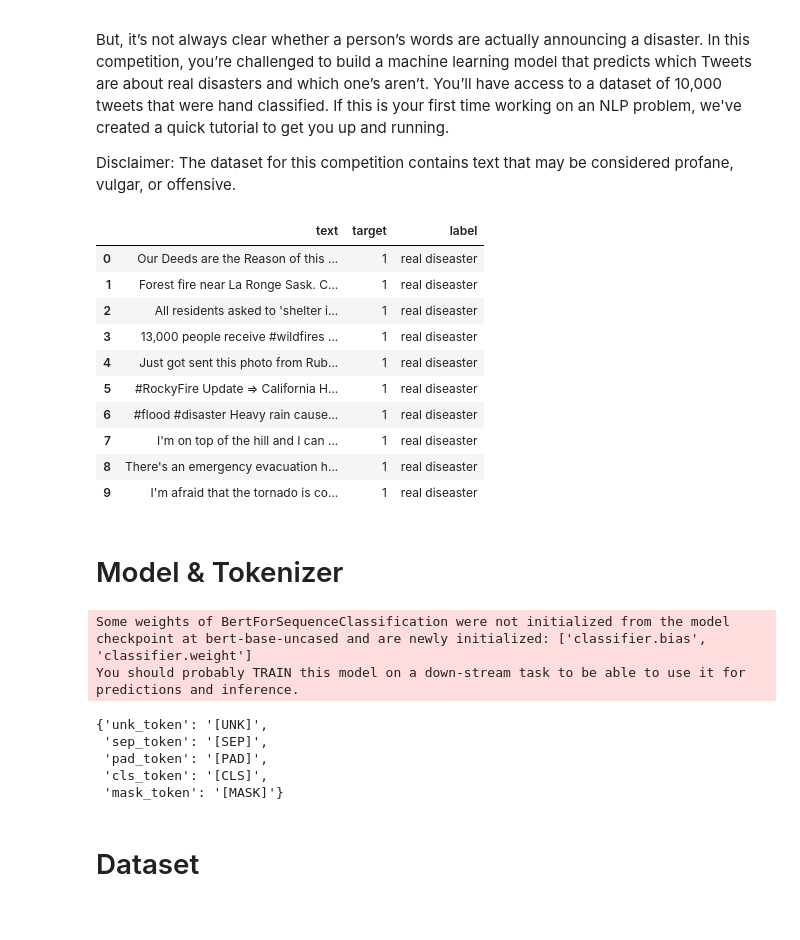
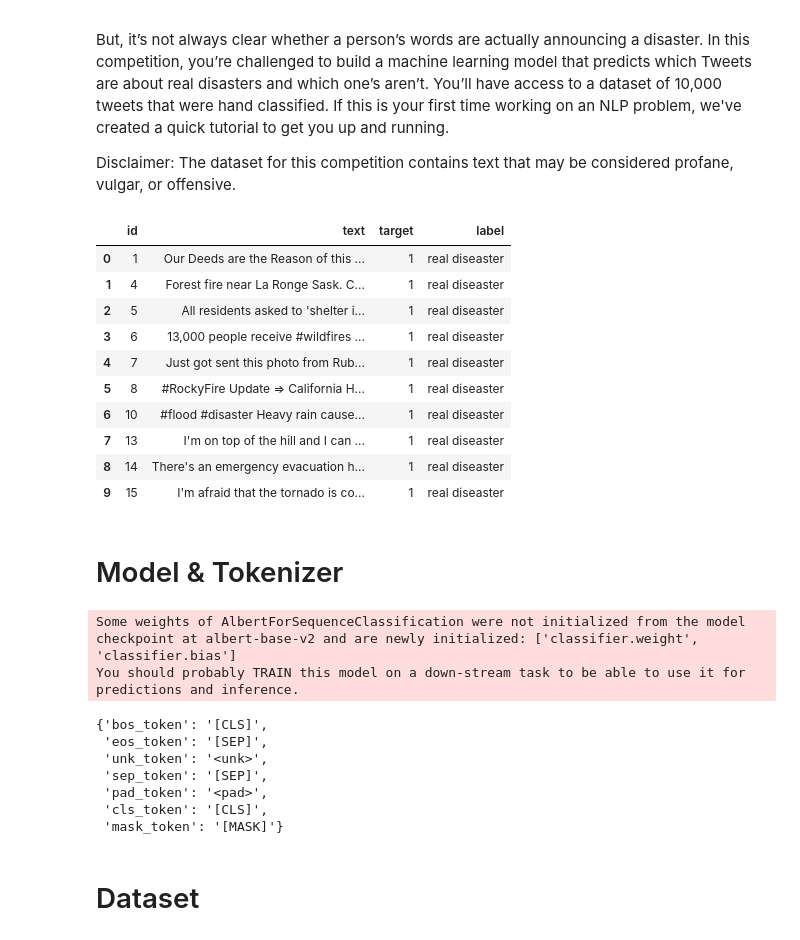
Before and after one commit to Milwa97/kaggle, a Jupyter notebook: Text Classification of Coronavirus Tweets/Text Classification of Coronavirus Tweets.ipynb, the cells around one changed output. Drawn from its saved outputs; the diff is of its cells as text; code cells hidden in the pictures.

```diff
--- a/Text Classification of Coronavirus Tweets/Text Classification of Coronavirus Tweets.ipynb
+++ b/Text Classification of Coronavirus Tweets/Text Classification of Coronavirus Tweets.ipynb
@@ -49,46 +49,50 @@ def text_preprocessing(row):
     text = re.sub("\.", "." , text)
     text = re.sub("!+", "!" , text)
     text = re.sub("[:;][\)\(pPD]", "!" , text)
+    return text
 
-    return text
+def df_preprocessing(df):
+    df.fillna("", inplace=True)
+    df["text"] = df.apply(lambda row: text_preprocessing(row), axis=1)
+    df.drop(["keyword", "location"], axis=1, inplace=True)
 # %%
 labels_mapping = {0: "false diseaster", 1: "real diseaster"}
+labels_inv_mapping = {"false diseaster": 0, "real diseaster": 1}
 
 df = pd.read_csv("data/train.csv")
-df["keyword"].value_counts().tail(50)
-df.fillna("", inplace=True)
-df["text"] = df.apply(lambda row: text_preprocessing(row), axis=1)
+df_preprocessing(df)
 df["label"] = df["target"].map(labels_mapping)
-df.drop(["id", "keyword", "location"], axis=1, inplace=True)
 df.head(10)
 # %% [output]
-|  | text | target | label |
-| 0 | Our Deeds are the Reason of this ... | 1 | real diseaster |
-| 1 | Forest fire near La Ronge Sask. C... | 1 | real diseaster |
-| 2 | All residents asked to 'shelter i... | 1 | real diseaster |
-| 3 | 13,000 people receive #wildfires ... | 1 | real diseaster |
-| 4 | Just got sent this photo from Rub... | 1 | real diseaster |
-| 5 | #RockyFire Update => California H... | 1 | real diseaster |
-| 6 | #flood #disaster Heavy rain cause... | 1 | real diseaster |
-| 7 | I'm on top of the hill and I can ... | 1 | real diseaster |
-| 8 | There's an emergency evacuation h... | 1 | real diseaster |
-| 9 | I'm afraid that the tornado is co... | 1 | real diseaster |
+|  | id | text | target | label |
+| 0 | 1 | Our Deeds are the Reason of this ... | 1 | real diseaster |
+| 1 | 4 | Forest fire near La Ronge Sask. C... | 1 | real diseaster |
+| 2 | 5 | All residents asked to 'shelter i... | 1 | real diseaster |
+| 3 | 6 | 13,000 people receive #wildfires ... | 1 | real diseaster |
+| 4 | 7 | Just got sent this photo from Rub... | 1 | real diseaster |
+| 5 | 8 | #RockyFire Update => California H... | 1 | real diseaster |
+| 6 | 10 | #flood #disaster Heavy rain cause... | 1 | real diseaster |
+| 7 | 13 | I'm on top of the hill and I can ... | 1 | real diseaster |
+| 8 | 14 | There's an emergency evacuation h... | 1 | real diseaster |
+| 9 | 15 | I'm afraid that the tornado is co... | 1 | real diseaster |
 # %% [markdown]
 # Model & Tokenizer
 # %%
-model_name_or_path = 'bert-base-uncased'
-model = BertForSequenceClassification.from_pretrained(model_name_or_path,
+model_name_or_path = "albert-base-v2" #'bert-base-uncased'
+model = AutoModelForSequenceClassification.from_pretrained(model_name_or_path,
                                                            num_labels = 2,
                                                            output_attentions = False,
                                                            output_hidden_states = False).to(device)
-tokenizer = BertTokenizer.from_pretrained(model_name_or_path, do_lower_case=True)
+tokenizer = AutoTokenizer.from_pretrained(model_name_or_path, do_lower_case=True)
 tokenizer.special_tokens_map
 # %% [output]
-Some weights of BertForSequenceClassification were not initialized from the model checkpoint at bert-base-uncased and are newly initialized: ['classifier.bias', 'classifier.weight']
+Some weights of AlbertForSequenceClassification were not initialized from the model checkpoint at albert-base-v2 and are newly initialized: ['classifier.weight', 'classifier.bias']
 You should probably TRAIN this model on a down-stream task to be able to use it for predictions and inference.
-{'unk_token': '[UNK]',
+{'bos_token': '[CLS]',
+ 'eos_token': '[SEP]',
+ 'unk_token': '<unk>',
  'sep_token': '[SEP]',
- 'pad_token': '[PAD]',
+ 'pad_token': '<pad>',
  'cls_token': '[CLS]',
  'mask_token': '[MASK]'}
 # %% [markdown]
```
Also changed, not shown: parts of 15 cells of this notebook, 8 other files.
